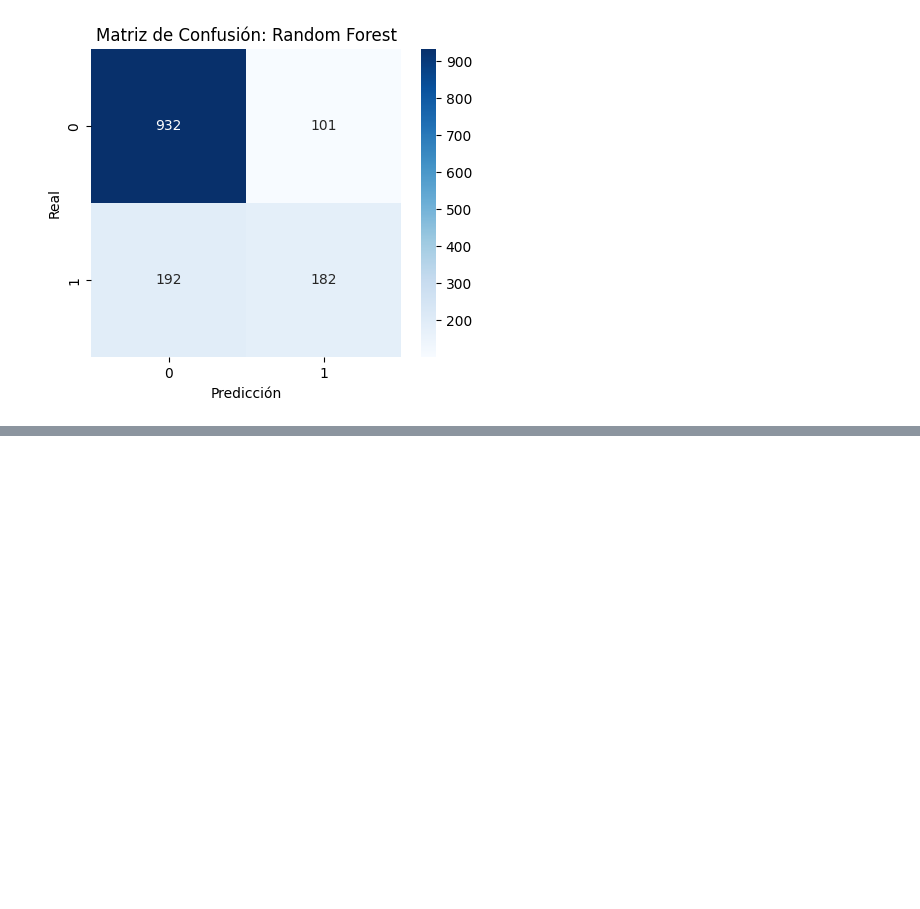
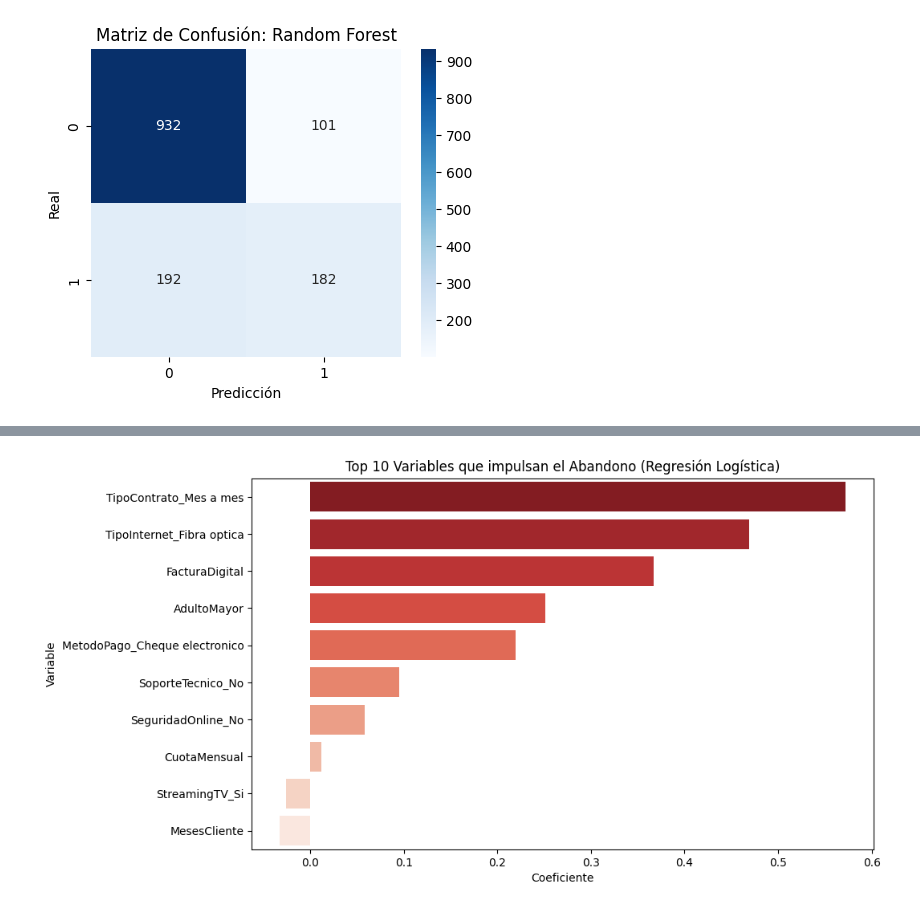
Before and after one commit to PaiGV/Challenge-Alura-Challenge-Telecom-X-2, a Jupyter notebook: Telecom_X_2.ipynb, the cells around one changed output, grey strips where cells are left out. Drawn from its saved outputs; the diff is of its cells as text; code cells hidden in the pictures; blank space fills up the shorter version.

```diff
--- a/Telecom_X_2.ipynb
+++ b/Telecom_X_2.ipynb
@@ -270,0 +303,13 @@ weighted avg       0.78      0.79      0.78      1407
+# %%
+# Análisis de la Importancia de las Variables
+importancias_log = pd.DataFrame({
+    'Variable': X.columns,
+    'Coeficiente': modelo_logistico.coef_[0]
+}).sort_values(by='Coeficiente', ascending=False)
+
+plt.figure(figsize=(10, 6))
+sns.barplot(x='Coeficiente', y='Variable', data=importancias_log.head(10), palette='Reds_r')
+plt.title('Top 10 Variables que impulsan el Abandono (Regresión Logística)')
+plt.show()
+# %% [output]
+[figure, added]
```
Also changed, not shown: parts of 5 cells of this notebook.
